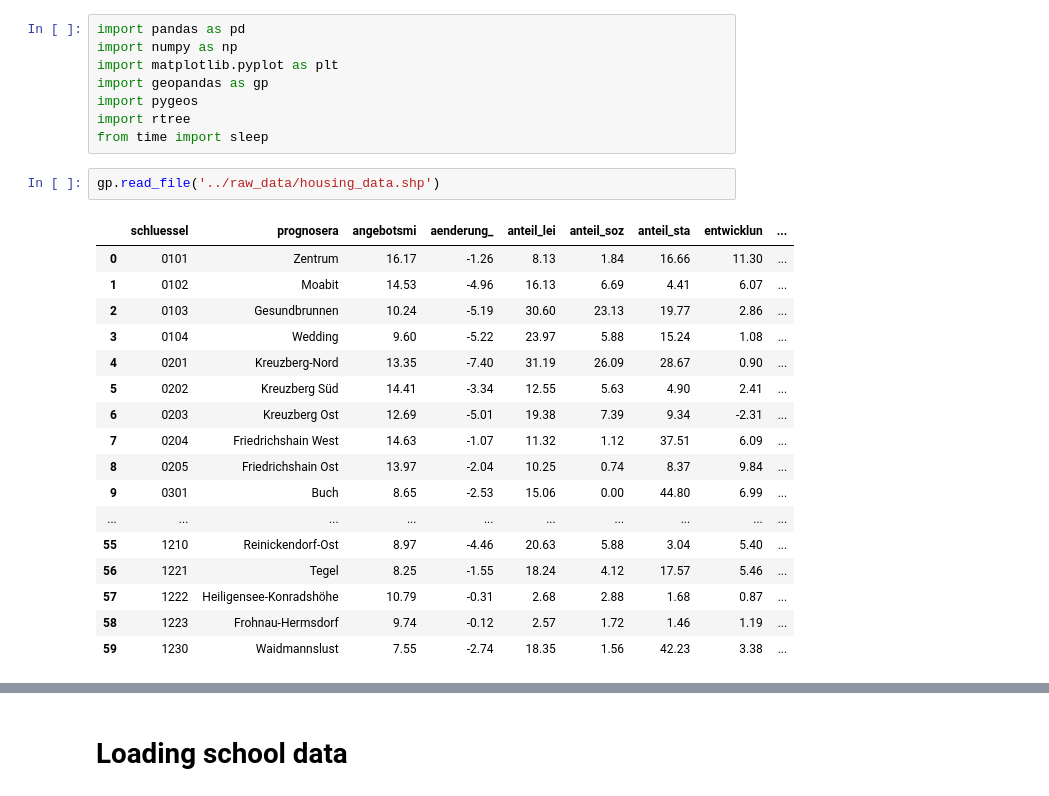
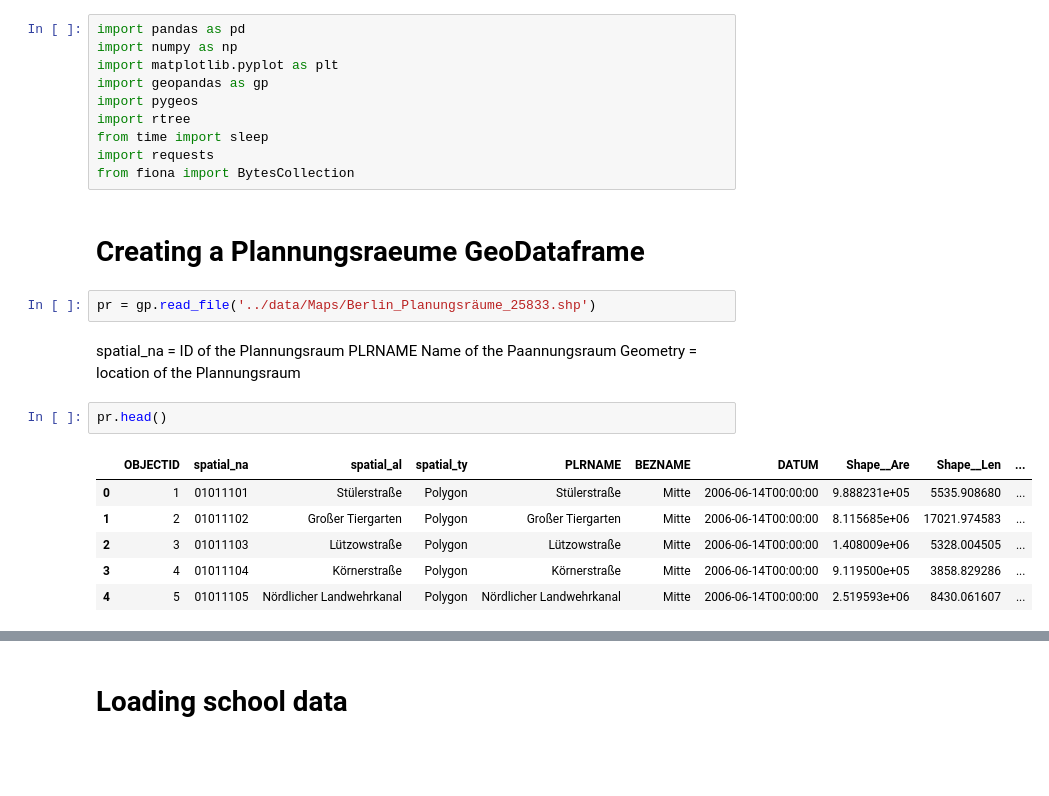
Before and after one commit to Safiaaaaa/YouthInTheCity, a Jupyter notebook: notebooks/data_collection.ipynb, the cells around one changed output, grey strips where cells are left out. Cells and saved outputs as stored; diff of their text form; blank space fills up the shorter version.

```diff
--- a/notebooks/data_collection.ipynb
+++ b/notebooks/data_collection.ipynb
@@ -6,23 +6,22 @@ import geopandas as gp
 import pygeos
 import rtree
 from time import sleep
+import requests
+from fiona import BytesCollection
-# %%
-gp.read_file('../raw_data/housing_data.shp')
-# %% [output]
-|  | schluessel | prognosera | angebotsmi | aenderung_ | anteil_lei | anteil_soz | anteil_sta | entwicklun | ... |
-| 0 | 0101 | Zentrum | 16.17 | -1.26 | 8.13 | 1.84 | 16.66 | 11.30 | ... |
-| 1 | 0102 | Moabit | 14.53 | -4.96 | 16.13 | 6.69 | 4.41 | 6.07 | ... |
-| 2 | 0103 | Gesundbrunnen | 10.24 | -5.19 | 30.60 | 23.13 | 19.77 | 2.86 | ... |
-| 3 | 0104 | Wedding | 9.60 | -5.22 | 23.97 | 5.88 | 15.24 | 1.08 | ... |
-| 4 | 0201 | Kreuzberg-Nord | 13.35 | -7.40 | 31.19 | 26.09 | 28.67 | 0.90 | ... |
-| 5 | 0202 | Kreuzberg Süd | 14.41 | -3.34 | 12.55 | 5.63 | 4.90 | 2.41 | ... |
-| 6 | 0203 | Kreuzberg Ost | 12.69 | -5.01 | 19.38 | 7.39 | 9.34 | -2.31 | ... |
-| 7 | 0204 | Friedrichshain West | 14.63 | -1.07 | 11.32 | 1.12 | 37.51 | 6.09 | ... |
-| 8 | 0205 | Friedrichshain Ost | 13.97 | -2.04 | 10.25 | 0.74 | 8.37 | 9.84 | ... |
-| 9 | 0301 | Buch | 8.65 | -2.53 | 15.06 | 0.00 | 44.80 | 6.99 | ... |
-| ... | ... | ... | ... | ... | ... | ... | ... | ... | ... |
-| 55 | 1210 | Reinickendorf-Ost | 8.97 | -4.46 | 20.63 | 5.88 | 3.04 | 5.40 | ... |
-| 56 | 1221 | Tegel | 8.25 | -1.55 | 18.24 | 4.12 | 17.57 | 5.46 | ... |
-| 57 | 1222 | Heiligensee-Konradshöhe | 10.79 | -0.31 | 2.68 | 2.88 | 1.68 | 0.87 | ... |
-| 58 | 1223 | Frohnau-Hermsdorf | 9.74 | -0.12 | 2.57 | 1.72 | 1.46 | 1.19 | ... |
-| 59 | 1230 | Waidmannslust | 7.55 | -2.74 | 18.35 | 1.56 | 42.23 | 3.38 | ... |
+# %% [markdown]
+# Creating a Plannungsraeume GeoDataframe
+# %%
+pr = gp.read_file('../data/Maps/Berlin_Planungsräume_25833.shp')
+# %% [markdown]
+spatial_na = ID of the Plannungsraum
+PLRNAME Name of the Paannungsraum
+Geometry = location of the Plannungsraum
+# %%
+pr.head()
+# %% [output]
+|  | OBJECTID | spatial_na | spatial_al | spatial_ty | PLRNAME | BEZNAME | DATUM | Shape__Are | Shape__Len | ... |
+| 0 | 1 | 01011101 | Stülerstraße | Polygon | Stülerstraße | Mitte | 2006-06-14T00:00:00 | 9.888231e+05 | 5535.908680 | ... |
+| 1 | 2 | 01011102 | Großer Tiergarten | Polygon | Großer Tiergarten | Mitte | 2006-06-14T00:00:00 | 8.115685e+06 | 17021.974583 | ... |
+| 2 | 3 | 01011103 | Lützowstraße | Polygon | Lützowstraße | Mitte | 2006-06-14T00:00:00 | 1.408009e+06 | 5328.004505 | ... |
+| 3 | 4 | 01011104 | Körnerstraße | Polygon | Körnerstraße | Mitte | 2006-06-14T00:00:00 | 9.119500e+05 | 3858.829286 | ... |
+| 4 | 5 | 01011105 | Nördlicher Landwehrkanal | Polygon | Nördlicher Landwehrkanal | Mitte | 2006-06-14T00:00:00 | 2.519593e+06 | 8430.061607 | ... |
```
Also changed, not shown: parts of 14 cells of this notebook.
